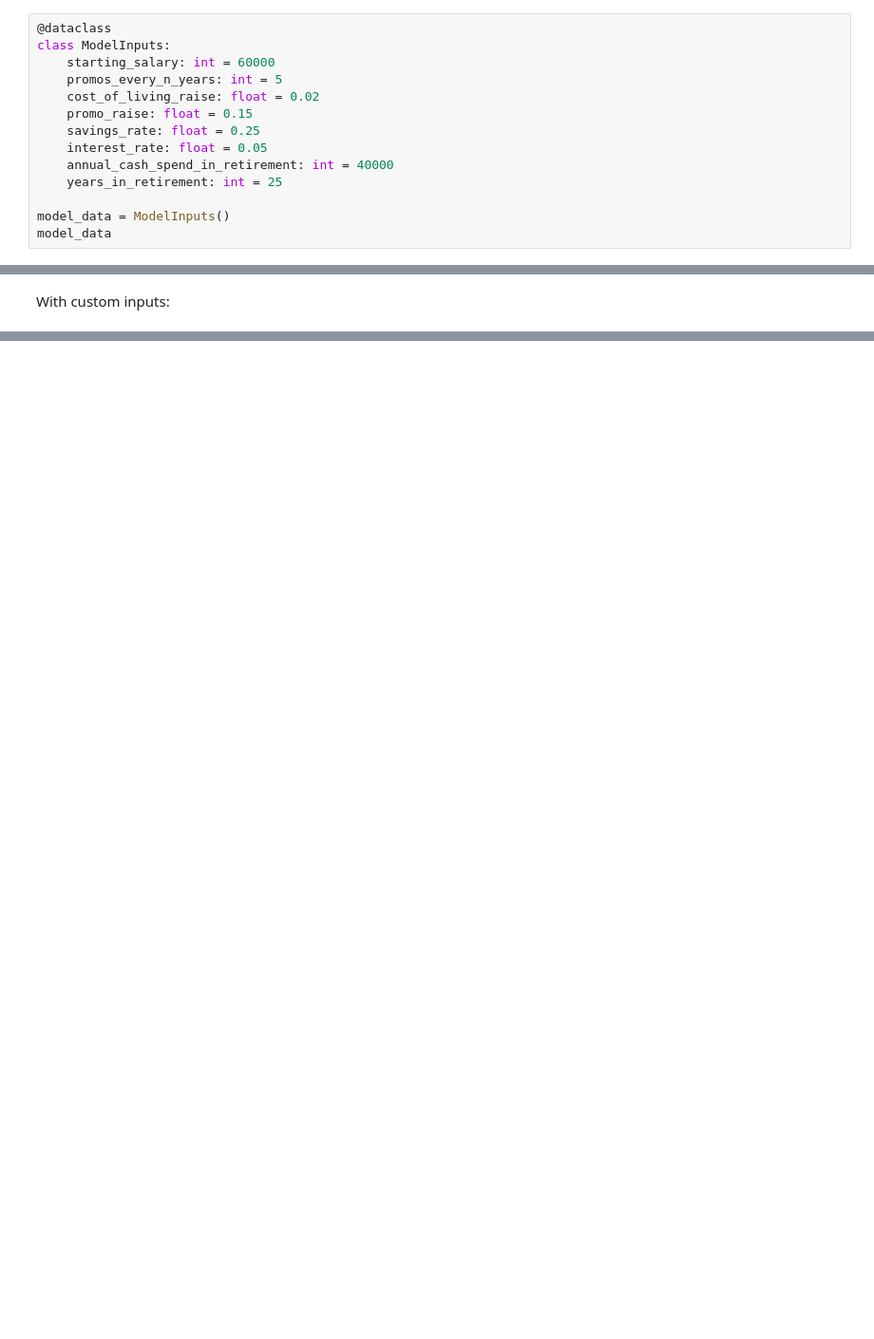
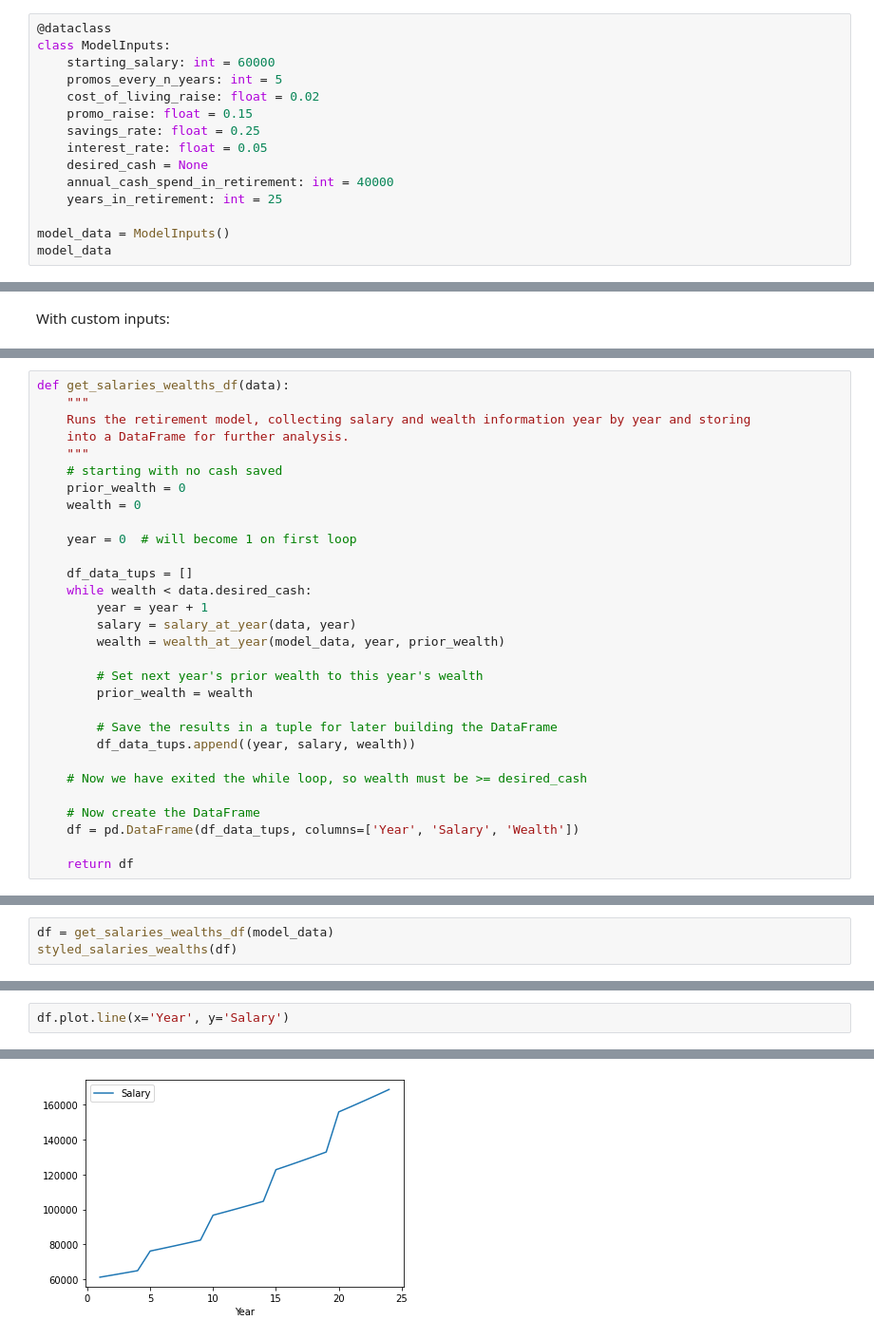
Before and after one commit to 369geofreeman/Financial_Models, a Jupyter notebook: code/Retirement_model_with_iteration/dynamic_retirement_model.ipynb, the cells around one changed output, grey strips where cells are left out. Shown at 95% size. Saved outputs shown, nothing was run; the diff lists cells and outputs as text; blank space fills up the shorter version.

Commit message:
dynamic retirement model with visulisation python

```diff
--- a/code/Retirement_model_with_iteration/dynamic_retirement_model.ipynb
+++ b/code/Retirement_model_with_iteration/dynamic_retirement_model.ipynb
@@ -27,6 +28,7 @@ class ModelInputs:
     promo_raise: float = 0.15
     savings_rate: float = 0.25
     interest_rate: float = 0.05
+    desired_cash = None
     annual_cash_spend_in_retirement: int = 40000
     years_in_retirement: int = 25
 
@@ -233,0 +222,30 @@ It will take 41 years to retire.
+# %%
+def get_salaries_wealths_df(data):
+    """
+    Runs the retirement model, collecting salary and wealth information year by year and storing
+    into a DataFrame for further analysis.
+    """
+    # starting with no cash saved
+    prior_wealth = 0
+    wealth = 0
+
+    year = 0  # will become 1 on first loop
+
+    df_data_tups = []
+    while wealth < data.desired_cash:
+        year = year + 1
+        salary = salary_at_year(data, year)
+        wealth = wealth_at_year(model_data, year, prior_wealth)
+
+        # Set next year's prior wealth to this year's wealth
+        prior_wealth = wealth
+
+        # Save the results in a tuple for later building the DataFrame
+        df_data_tups.append((year, salary, wealth))
+
+    # Now we have exited the while loop, so wealth must be >= desired_cash
+
+    # Now create the DataFrame
+    df = pd.DataFrame(df_data_tups, columns=['Year', 'Salary', 'Wealth'])
+
+    return df
@@ -233,0 +262,3 @@ It will take 41 years to retire.
+# %%
+df = get_salaries_wealths_df(model_data)
+styled_salaries_wealths(df)
@@ -233,0 +287,3 @@ It will take 41 years to retire.
+# %%
+df.plot.line(x='Year', y='Salary')
+# %% [output]
@@ -233,0 +291 @@ It will take 41 years to retire.
+[figure, added]
```
Also changed, not shown: parts of 14 cells of this notebook, 2 other files.
